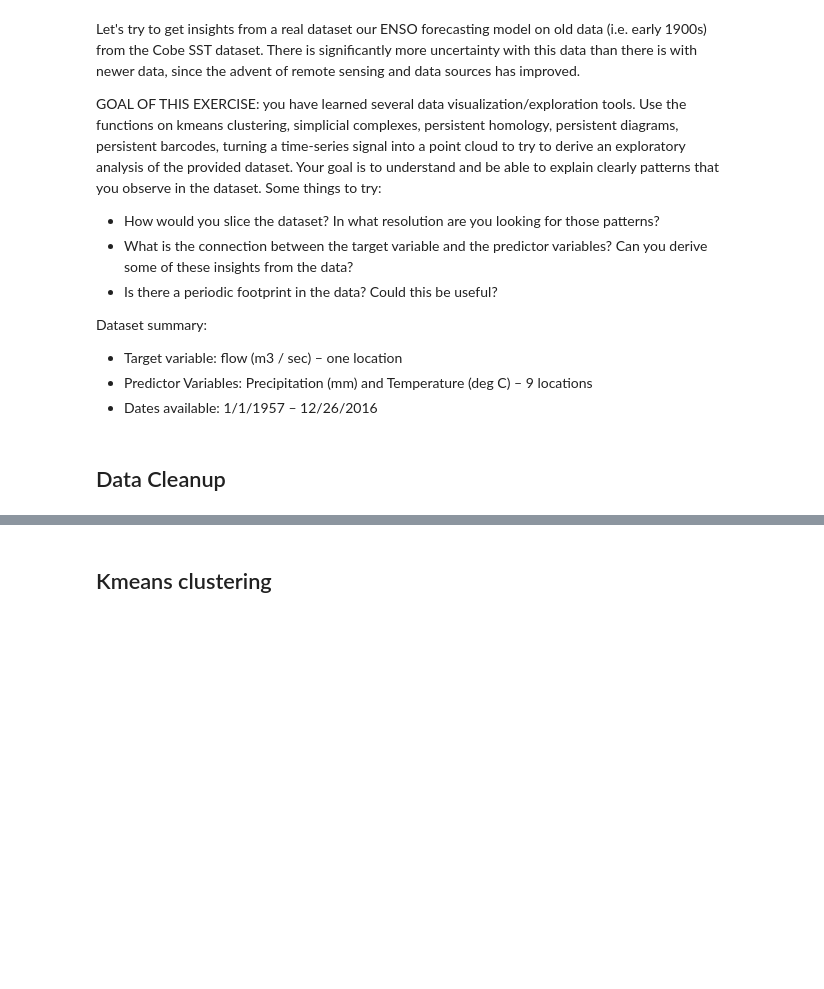
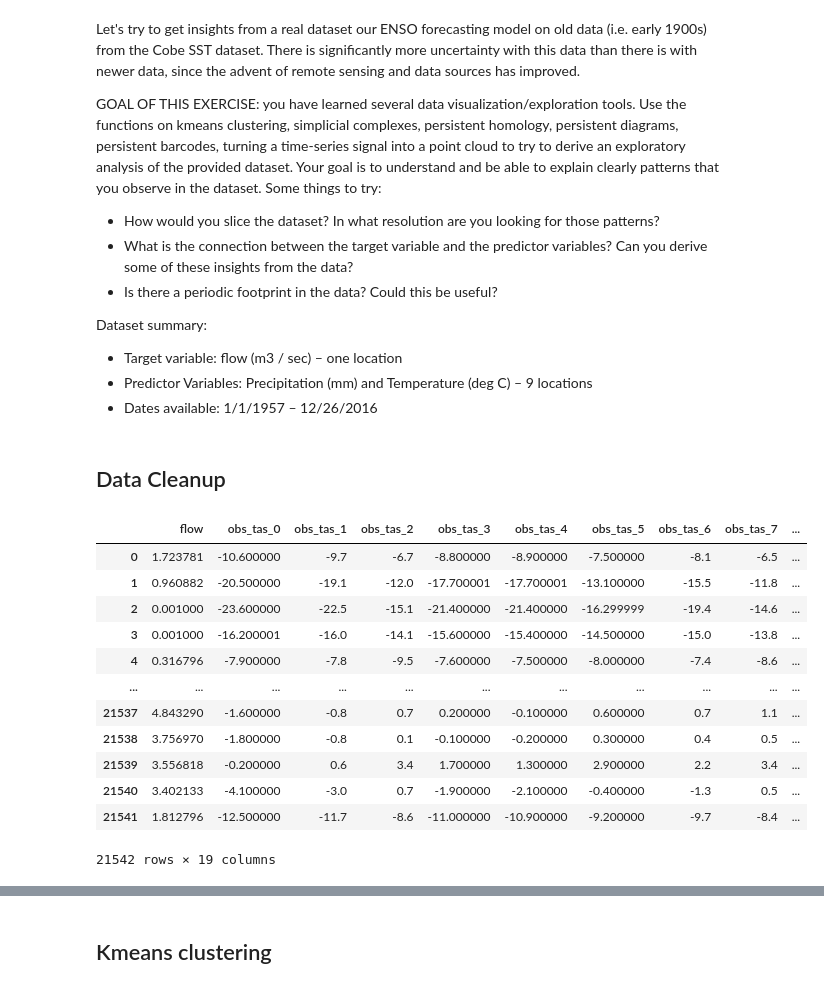
Before and after one commit to WizenPainter/reto-ma2007b, a Jupyter notebook: noaa_ai_workshop/IntroNotebooks/05 - Challenge.ipynb, the cells around one changed output, grey strips where cells are left out. Drawn from its saved outputs; the diff is of its cells as text; code cells hidden in the pictures; blank space fills up the shorter version.

```diff
--- a/noaa_ai_workshop/IntroNotebooks/05 - Challenge.ipynb
+++ b/noaa_ai_workshop/IntroNotebooks/05 - Challenge.ipynb
@@ -16,11 +16,14 @@ Dataset summary:
 ## Data Cleanup
 # %%
 from sklearn.cluster import KMeans
+#!pip install pandas_profiling
+from pandas_profiling import ProfileReport
 import numpy as np
 import pandas as pd
 import matplotlib.pyplot as plt
 from sklearn.decomposition import PCA
 %matplotlib inline
 
-file = "C:/Users/guzma/OneDrive/Documents/TEC/S6/Geometria y topologia de datos/Reto/noaa_ai_workshop/IntroNotebooks/uke_eggedal_data_challenge.pkl"
+#file = "C:/Users/guzma/OneDrive/Documents/TEC/S6/Geometria y topologia de datos/Reto/noaa_ai_workshop/IntroNotebooks/uke_eggedal_data_challenge.pkl"
+file = "/Users/alvaro/Documents/6TO SEMESTRE/Topologia/RETO RETO/noaa_ai_workshop-main/IntroNotebooks/uke_eggedal_data_challenge.pkl" #para correr en mac
 df = pd.read_pickle(file)
@@ -34,5 +30,35 @@ df6 = pd.DataFrame(df['obs_dates'])
+# %%
+df_list=[]
+for name in df.keys():
+    df_temp= pd.DataFrame(df[name])
+    if df_temp.shape[1] ==1:
+        df_temp.columns=[name]
+    else:
+        columns=[]
+        for index in range(df_temp.shape[1]):
+             columns.append(name + "_" +str(index))
+        df_temp.columns= columns
+    df_list.append(df_temp)
 # %%
-data = pd.concat([df1, df2], axis=1, join='inner')
+data = pd.concat([df_list[0], df_list[1]], axis=1, join='inner')
 # data = pd.concat([data, df3], axis=1, join='inner')
-data = pd.concat([data, df5], axis=1, join='inner')
-# data = pd.concat([data, df6], axis=1, join='inner')
+# %%
+for column in data.columns:
+    data[column]= data[column].astype(float)
+data = pd.concat([data, df_list[4]], axis=1, join='inner')
+# data = pd.concat([data, df6], axis=1, join='inner')
+data
+# %% [output]
+|  | flow | obs_tas_0 | obs_tas_1 | obs_tas_2 | obs_tas_3 | obs_tas_4 | obs_tas_5 | obs_tas_6 | obs_tas_7 | ... |
+| 0 | 1.723781 | -10.600000 | -9.7 | -6.7 | -8.800000 | -8.900000 | -7.500000 | -8.1 | -6.5 | ... |
+| 1 | 0.960882 | -20.500000 | -19.1 | -12.0 | -17.700001 | -17.700001 | -13.100000 | -15.5 | -11.8 | ... |
+| 2 | 0.001000 | -23.600000 | -22.5 | -15.1 | -21.400000 | -21.400000 | -16.299999 | -19.4 | -14.6 | ... |
+| 3 | 0.001000 | -16.200001 | -16.0 | -14.1 | -15.600000 | -15.400000 | -14.500000 | -15.0 | -13.8 | ... |
+| 4 | 0.316796 | -7.900000 | -7.8 | -9.5 | -7.600000 | -7.500000 | -8.000000 | -7.4 | -8.6 | ... |
+| ... | ... | ... | ... | ... | ... | ... | ... | ... | ... | ... |
+| 21537 | 4.843290 | -1.600000 | -0.8 | 0.7 | 0.200000 | -0.100000 | 0.600000 | 0.7 | 1.1 | ... |
+| 21538 | 3.756970 | -1.800000 | -0.8 | 0.1 | -0.100000 | -0.200000 | 0.300000 | 0.4 | 0.5 | ... |
+| 21539 | 3.556818 | -0.200000 | 0.6 | 3.4 | 1.700000 | 1.300000 | 2.900000 | 2.2 | 3.4 | ... |
+| 21540 | 3.402133 | -4.100000 | -3.0 | 0.7 | -1.900000 | -2.100000 | -0.400000 | -1.3 | 0.5 | ... |
+| 21541 | 1.812796 | -12.500000 | -11.7 | -8.6 | -11.000000 | -10.900000 | -9.200000 | -9.7 | -8.4 | ... |
+21542 rows × 19 columns
```
Also changed, not shown: parts of 2 cells of this notebook.
